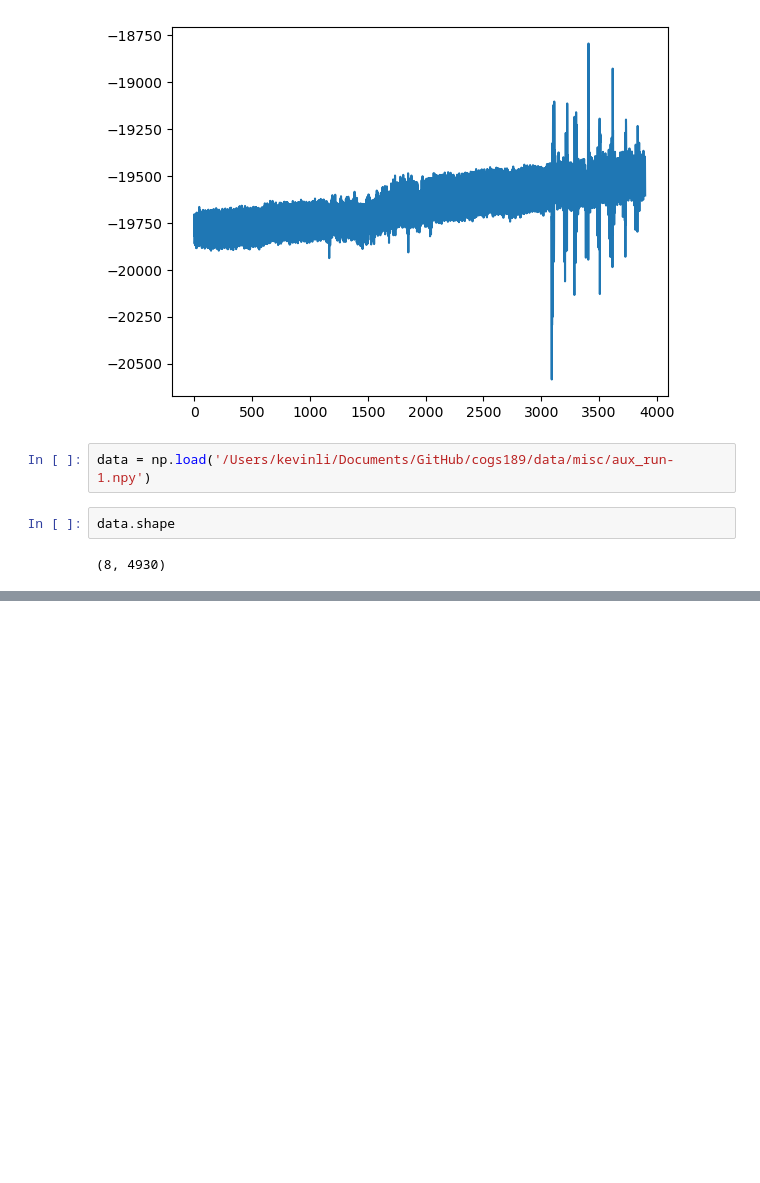
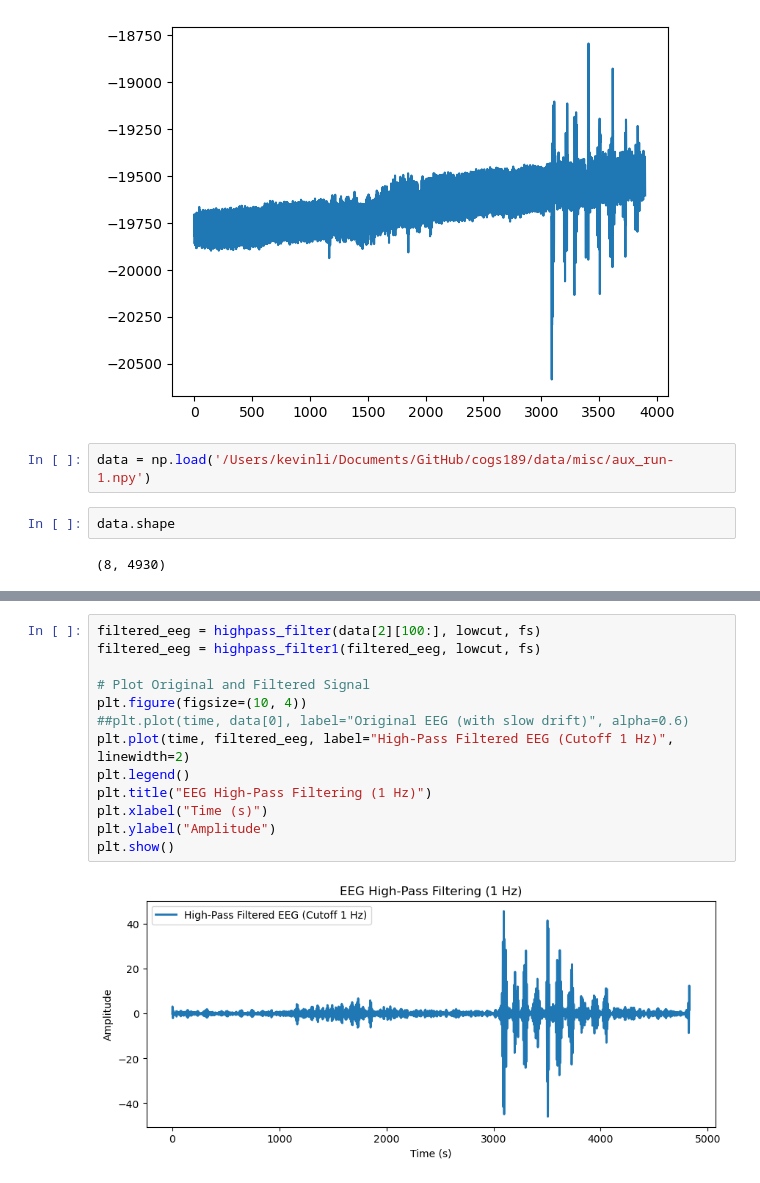
Before and after one commit to GREATLOLO/cogs189, a Jupyter notebook: high-band.ipynb, the cells around one changed output, grey strips where cells are left out. Cells and saved outputs as stored; diff of their text form; blank space fills up the shorter version.

```diff
--- a/high-band.ipynb
+++ b/high-band.ipynb
@@ -83,0 +84,15 @@ plt.show()
+# %%
+filtered_eeg = highpass_filter(data[2][100:], lowcut, fs)
+filtered_eeg = highpass_filter1(filtered_eeg, lowcut, fs)
+
+# Plot Original and Filtered Signal
+plt.figure(figsize=(10, 4))
+##plt.plot(time, data[0], label="Original EEG (with slow drift)", alpha=0.6)
+plt.plot(time, filtered_eeg, label="High-Pass Filtered EEG (Cutoff 1 Hz)", linewidth=2)
+plt.legend()
+plt.title("EEG High-Pass Filtering (1 Hz)")
+plt.xlabel("Time (s)")
+plt.ylabel("Amplitude")
+plt.show()
+# %% [output]
+[figure, added]
```
Also changed, not shown: parts of 1 cell of this notebook, 1 other file.
